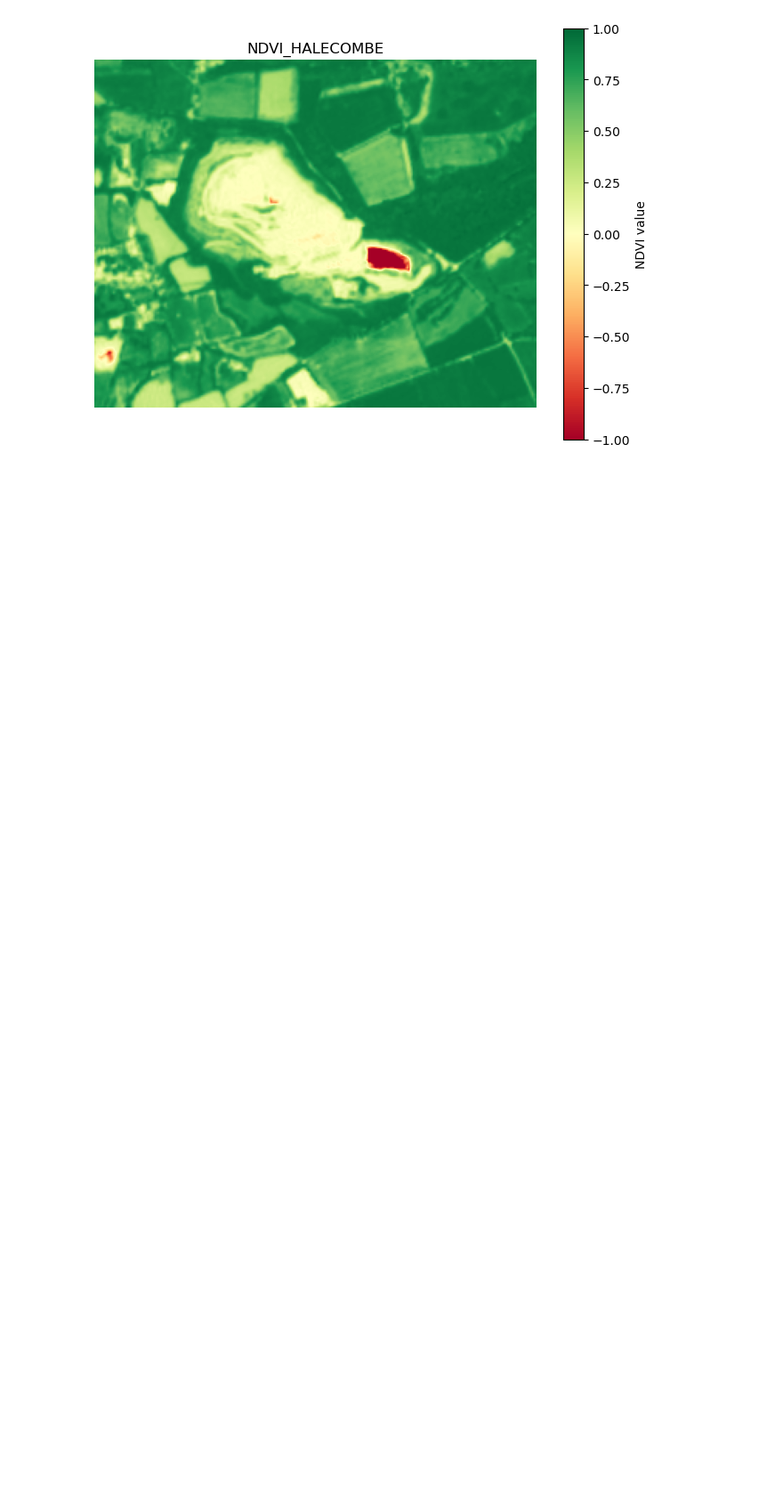
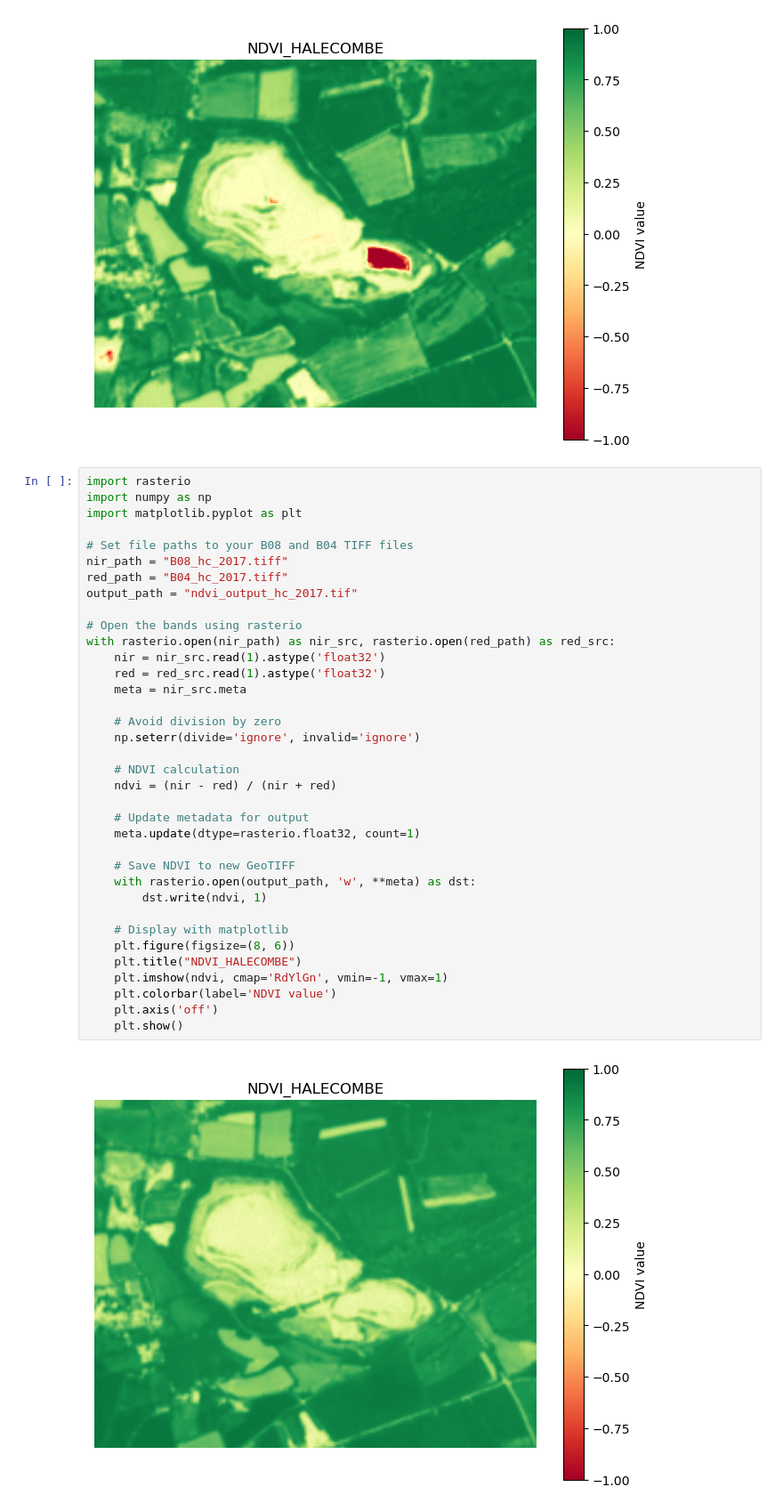
Before and after one commit to zeo-n/Tarmac-Group-Project, a Jupyter notebook: NDVI_broom&halecombe.ipynb, the cells around one changed output. Shown at 89% size. Saved outputs shown, nothing was run; the diff lists cells and outputs as text; blank space fills up the shorter version.

```diff
--- a/NDVI_broom&halecombe.ipynb
+++ b/NDVI_broom&halecombe.ipynb
@@ -126,3 +126,41 @@ with rasterio.open(nir_path) as nir_src, rasterio.open(red_path) as red_src:
     plt.show()
 # %% [output]
 [figure]
+# %%
+import rasterio
+import numpy as np
+import matplotlib.pyplot as plt
+
+# Set file paths to your B08 and B04 TIFF files
+nir_path = "B08_hc_2017.tiff"
+red_path = "B04_hc_2017.tiff"
+output_path = "ndvi_output_hc_2017.tif"
+
+# Open the bands using rasterio
+with rasterio.open(nir_path) as nir_src, rasterio.open(red_path) as red_src:
+    nir = nir_src.read(1).astype('float32')
+    red = red_src.read(1).astype('float32')
+    meta = nir_src.meta
+
+    # Avoid division by zero
+    np.seterr(divide='ignore', invalid='ignore')
+
+    # NDVI calculation
+    ndvi = (nir - red) / (nir + red)
+
+    # Update metadata for output
+    meta.update(dtype=rasterio.float32, count=1)
+
+    # Save NDVI to new GeoTIFF
+    with rasterio.open(output_path, 'w', **meta) as dst:
+        dst.write(ndvi, 1)
+
+    # Display with matplotlib
+    plt.figure(figsize=(8, 6))
+    plt.title("NDVI_HALECOMBE")
+    plt.imshow(ndvi, cmap='RdYlGn', vmin=-1, vmax=1)
+    plt.colorbar(label='NDVI value')
+    plt.axis('off')
+    plt.show()
+# %% [output]
+[figure, added]
```
Also changed, not shown: parts of 3 cells of this notebook.
